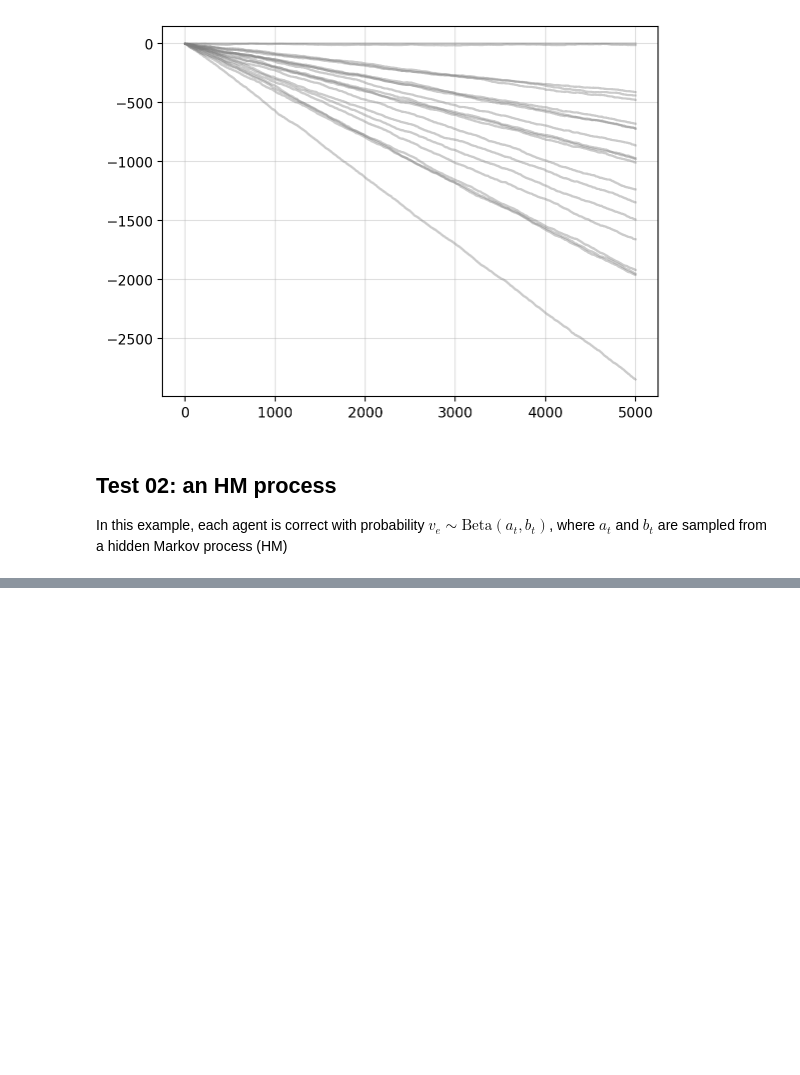
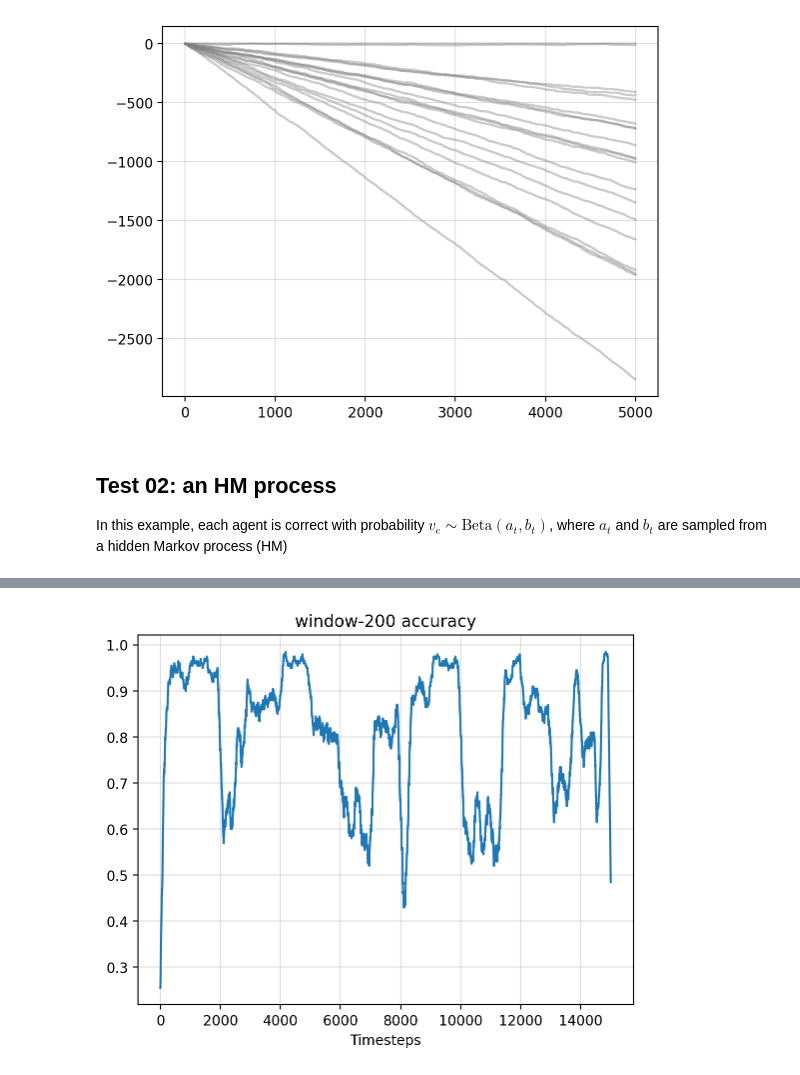
Before and after one commit to gerdm/prediction-learning-games, a Jupyter notebook: ch02-prediction-with-expert-advice/01-polynomially-weighted-average-forecaster.ipynb, the cells around one changed output, grey strips where cells are left out. Saved outputs shown, nothing was run; the diff lists cells and outputs as text; code cells hidden in the pictures; blank space fills up the shorter version.

```diff
--- a/ch02-prediction-with-expert-advice/01-polynomially-weighted-average-forecaster.ipynb
+++ b/ch02-prediction-with-expert-advice/01-polynomially-weighted-average-forecaster.ipynb
@@ -216,3 +212,15 @@ plt.grid(alpha=0.4)
+# %%
+window_size = 200
+window = np.ones(window_size) / window_size
+evals = np.array(forecast == oracle)
+
+window_acc = np.convolve(evals, window, mode="same")
+plt.plot(window_acc)
+plt.title(f"window-{window_size} accuracy")
+plt.xlabel("Timesteps")
+plt.grid(alpha=0.4)
+# %% [output]
+[figure, added]
 # %%
 plt.plot(regret_hist, c="tab:gray", alpha=0.4)
 plt.plot(regret_hist[:, best_agent], c="tab:blue")
```
Also changed, not shown: parts of 10 cells of this notebook.
